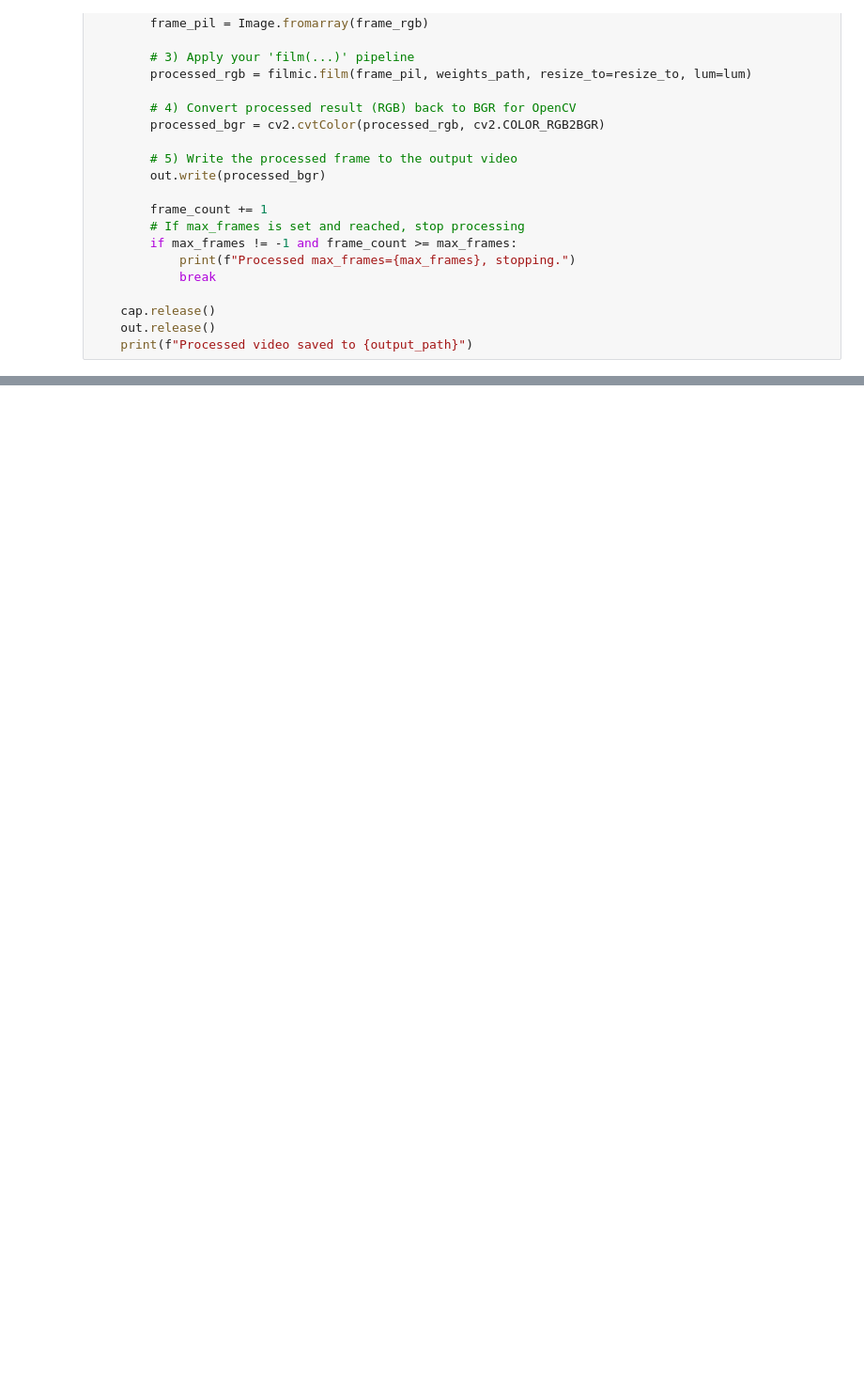
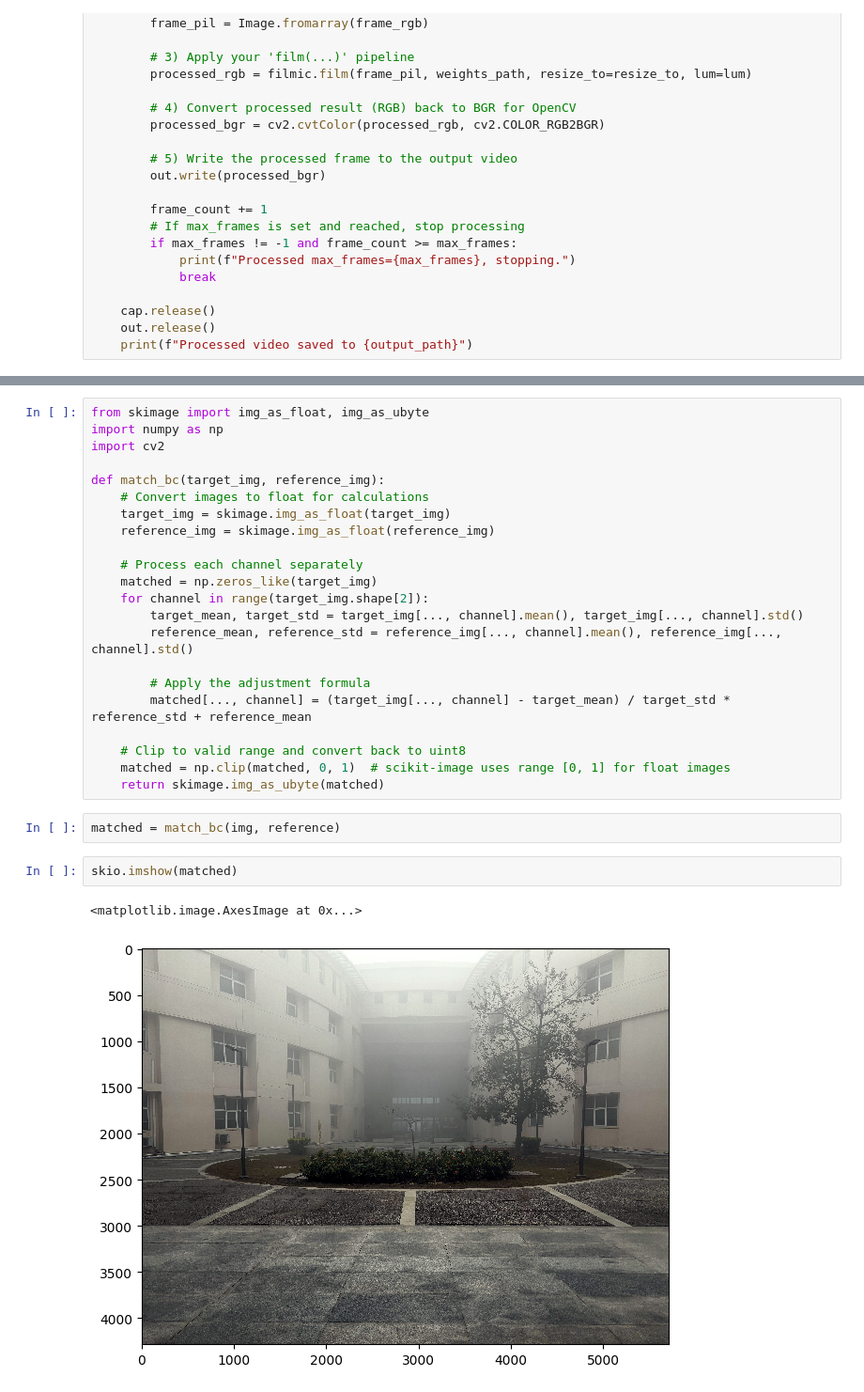
Before and after one commit to yahyarahhawi/grainy-ai, a Jupyter notebook: pytorch-CycleGAN-and-pix2pix/inference.ipynb, the cells around one changed output, grey strips where cells are left out. Shown at 94% size. Saved outputs shown, nothing was run; the diff lists cells and outputs as text; blank space fills up the shorter version.

```diff
--- a/pytorch-CycleGAN-and-pix2pix/inference.ipynb
+++ b/pytorch-CycleGAN-and-pix2pix/inference.ipynb
@@ -98,0 +135,29 @@ def inspect_video(
+# %%
+from skimage import img_as_float, img_as_ubyte
+import numpy as np
+import cv2
+
+def match_bc(target_img, reference_img):
+    # Convert images to float for calculations
+    target_img = skimage.img_as_float(target_img)
+    reference_img = skimage.img_as_float(reference_img)
+
+    # Process each channel separately
+    matched = np.zeros_like(target_img)
+    for channel in range(target_img.shape[2]):
+        target_mean, target_std = target_img[..., channel].mean(), target_img[..., channel].std()
+        reference_mean, reference_std = reference_img[..., channel].mean(), reference_img[..., channel].std()
+
+        # Apply the adjustment formula
+        matched[..., channel] = (target_img[..., channel] - target_mean) / target_std * reference_std + reference_mean
+
+    # Clip to valid range and convert back to uint8
+    matched = np.clip(matched, 0, 1)  # scikit-image uses range [0, 1] for float images
+    return skimage.img_as_ubyte(matched)
+# %%
+matched = match_bc(img, reference)
+# %%
+skio.imshow(matched)
+# %% [output]
+<matplotlib.image.AxesImage at 0x...>
+[figure, added]
```
Also changed, not shown: parts of 10 cells of this notebook, 15 other files.
